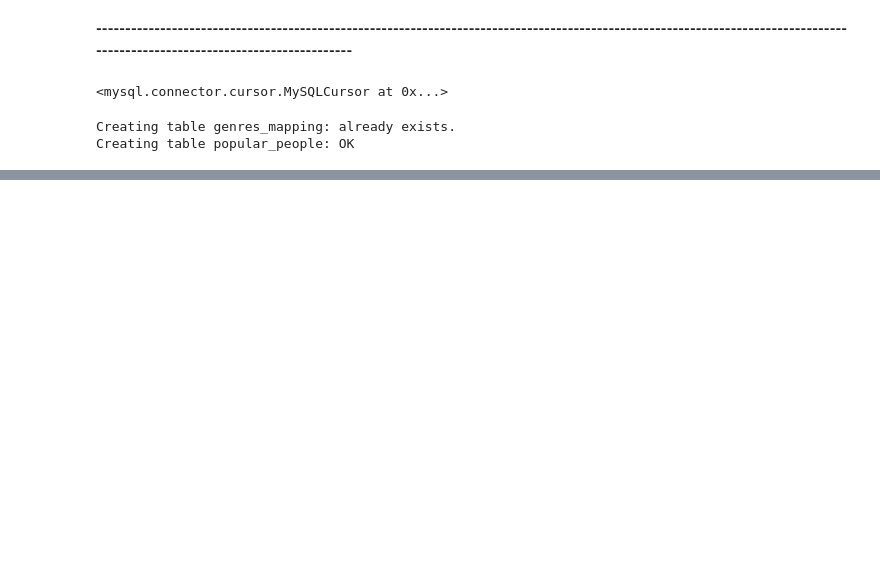
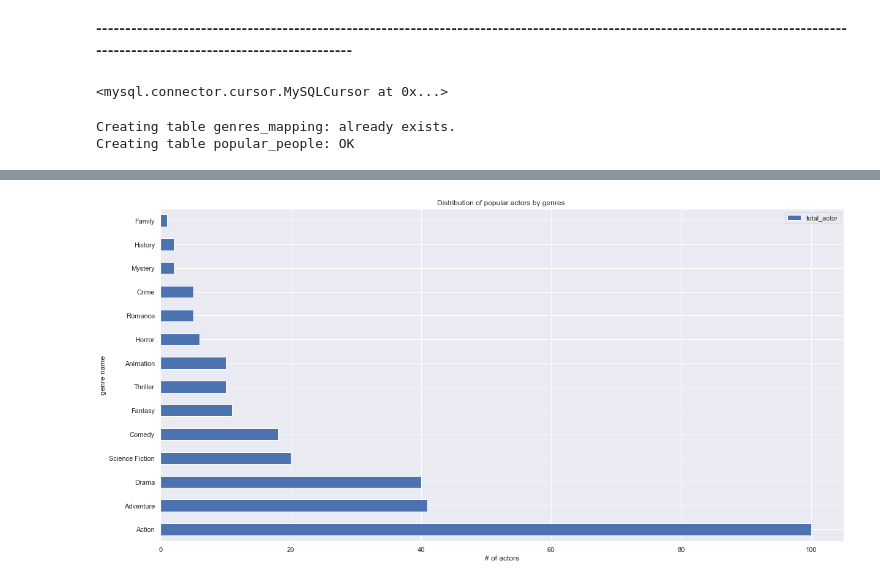
Before and after one commit to xxristoskk/microflix, a Jupyter notebook: getting-data-themovie-db.ipynb, the cells around one changed output, grey strips where cells are left out. Saved outputs shown, nothing was run; the diff lists cells and outputs as text; code cells hidden in the pictures; blank space fills up the shorter version.

```diff
--- a/getting-data-themovie-db.ipynb
+++ b/getting-data-themovie-db.ipynb
@@ -349,0 +359,20 @@ INSERT INTO popular_people (person_id, popularity, name, genre_id, title) VALUES
+# %%
+#create a function to query from the SQL DB
+
+
+def run_queries(query,action=0):
+    cnx = mysql.connector.connect(
+        host = config.host,
+        user = config.user,
+        passwd = config.password,
+        database = 'microflix'
+    )
+    my_cursor = cnx.cursor()
+    my_cursor.execute(query)
+    df = pd.DataFrame(my_cursor.fetchall()) #Take results and create dataframe
+    df.columns = [i[0] for i in my_cursor.description]
+    #I add a condition just in case I want to see the head or the entire data
+    if action == 1:
+        return df
+    else:
+        return df.head()
@@ -349,0 +390,10 @@ INSERT INTO popular_people (person_id, popularity, name, genre_id, title) VALUES
+# %%
+query_2 = """SELECT b.genre_name, COUNT(a.person_name) total_actor, ROUND(AVG(a.popularity),2) avg_pop, ROUND(MIN(a.popularity),2) min_pop, ROUND(MAX(a.popularity),2) max_pop, ROUND(STD(a.popularity),2) std_pop
+            FROM popular_people a, genres_mapping b
+            WHERE a.genre_id = b.genre_id
+            GROUP BY b.genre_name
+            ORDER by total_actor DESC;"""
+
+genres_popularity = run_queries(query_2,1)
+
+genres_popularity
@@ -349,0 +441,17 @@ INSERT INTO popular_people (person_id, popularity, name, genre_id, title) VALUES
+# %%
+import seaborn as sns
+sns.set()
+# %%
+# Create and label the histograms for each below!
+
+fig, axes = plt.subplots(nrows=1, ncols=1, figsize=(20,10))
+
+genres_popularity.set_index('genre_name')['total_actor'].plot(kind='barh', ax=axes)
+axes.set_title('Distribution of popular actors by genres ')
+axes.set_xlabel("# of actors")
+axes.set_ylabel("genre name")
+axes.legend()
+
+plt.savefig('pic1.png', bbox_inches='tight')
+# %% [output]
+[figure, added]
```
Also changed, not shown: parts of 28 cells of this notebook, 2 other files.
